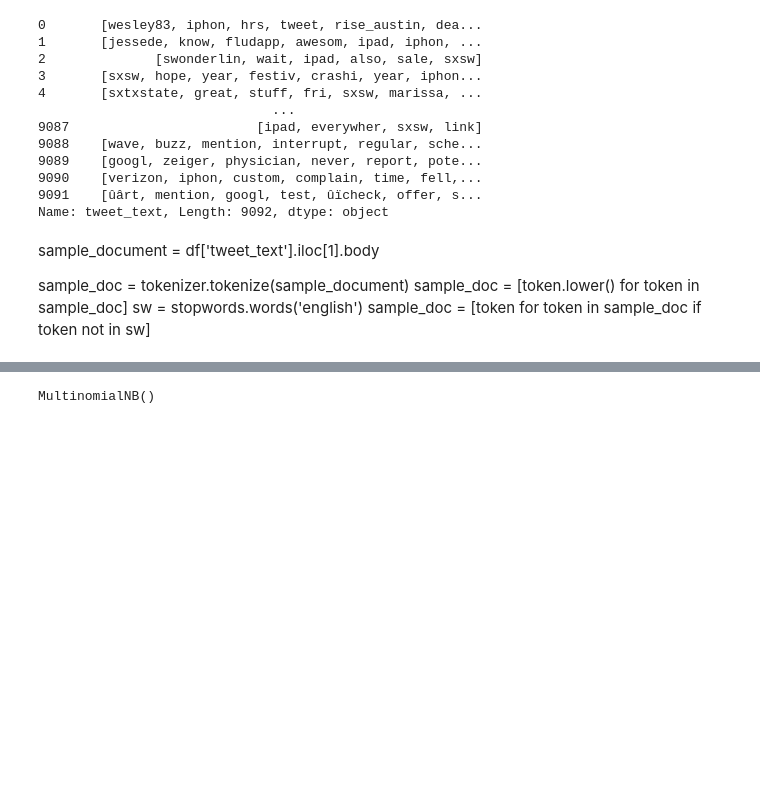
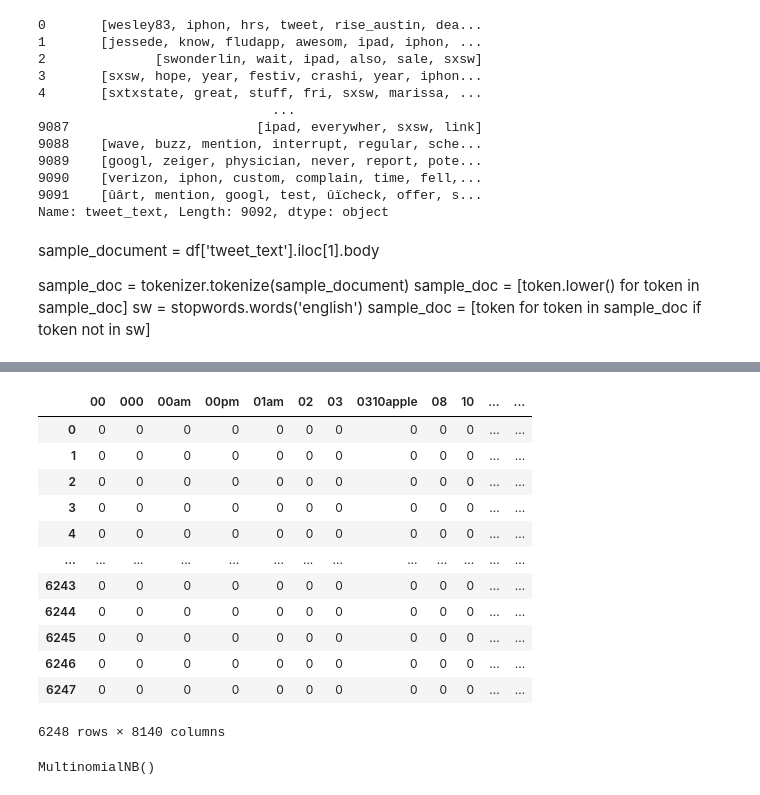
Before and after one commit to cjunhyuk/Apple-Google-Sentiment-Analysis, a Jupyter notebook: Peter's Working Notebook.ipynb, the cells around one changed output, grey strips where cells are left out. Saved outputs shown, nothing was run; the diff lists cells and outputs as text; code cells hidden in the pictures; blank space fills up the shorter version.

```diff
--- a/Peter's Working Notebook.ipynb
+++ b/Peter's Working Notebook.ipynb
@@ -239 +233,28 @@ X_t_vec.columns = sorted(cv.vocabulary_)
+# %%
+cv = CountVectorizer()
+# Since we're transforming training set, we have to transform test set as well
+X_train_vec = cv.fit_transform(X_train)
+X_test_vec = cv.transform(X_test)
+
+
+X_train_vec = pd.DataFrame.sparse.from_spmatrix(X_train_vec)
+X_train_vec.columns = sorted(cv.vocabulary_)
+X_test_vec = pd.DataFrame.sparse.from_spmatrix(X_test_vec)
+X_test_vec.columns = sorted(cv.vocabulary_)
+X_test_vec.set_index(y_test.index, inplace=True)
+X_train_vec
+# %% [output]
+|  | 00 | 000 | 00am | 00pm | 01am | 02 | 03 | 0310apple | 08 | 10 | ... | ... |
+| 0 | 0 | 0 | 0 | 0 | 0 | 0 | 0 | 0 | 0 | 0 | ... | ... |
+| 1 | 0 | 0 | 0 | 0 | 0 | 0 | 0 | 0 | 0 | 0 | ... | ... |
+| 2 | 0 | 0 | 0 | 0 | 0 | 0 | 0 | 0 | 0 | 0 | ... | ... |
+| 3 | 0 | 0 | 0 | 0 | 0 | 0 | 0 | 0 | 0 | 0 | ... | ... |
+| 4 | 0 | 0 | 0 | 0 | 0 | 0 | 0 | 0 | 0 | 0 | ... | ... |
+| ... | ... | ... | ... | ... | ... | ... | ... | ... | ... | ... | ... | ... |
+| 6243 | 0 | 0 | 0 | 0 | 0 | 0 | 0 | 0 | 0 | 0 | ... | ... |
+| 6244 | 0 | 0 | 0 | 0 | 0 | 0 | 0 | 0 | 0 | 0 | ... | ... |
+| 6245 | 0 | 0 | 0 | 0 | 0 | 0 | 0 | 0 | 0 | 0 | ... | ... |
+| 6246 | 0 | 0 | 0 | 0 | 0 | 0 | 0 | 0 | 0 | 0 | ... | ... |
+| 6247 | 0 | 0 | 0 | 0 | 0 | 0 | 0 | 0 | 0 | 0 | ... | ... |
+6248 rows × 8140 columns
 # %%
```
Also changed, not shown: parts of 10 cells of this notebook.
